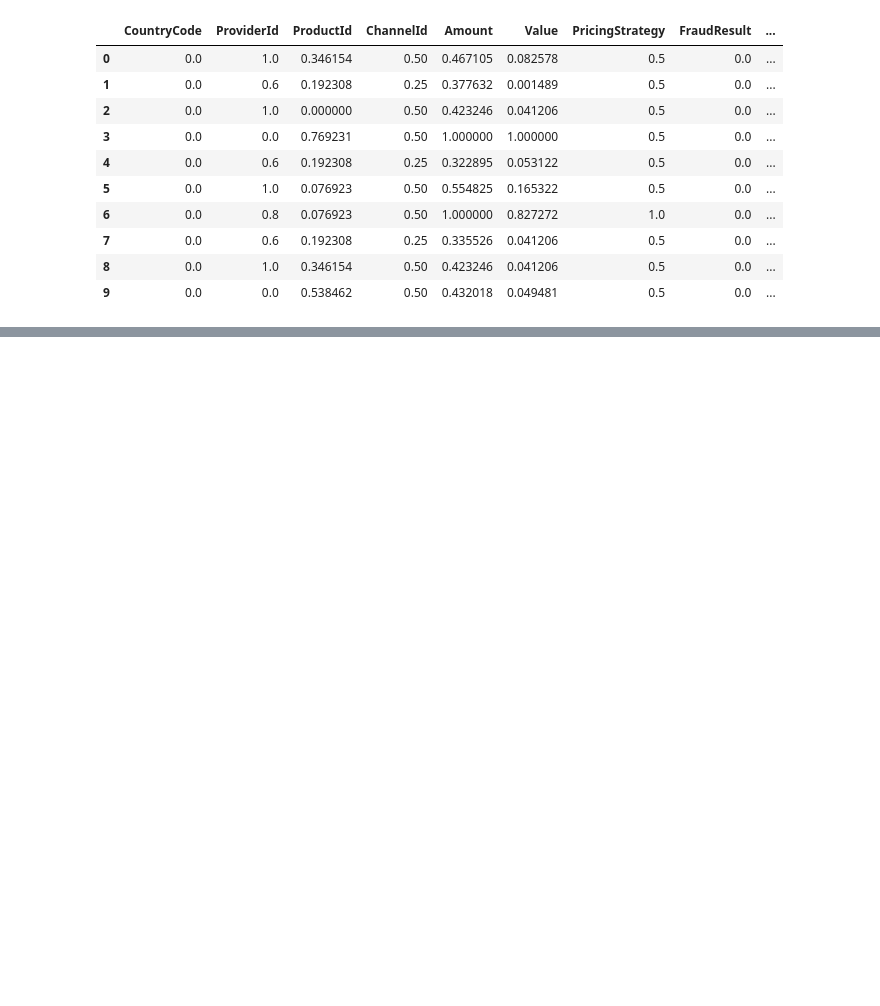
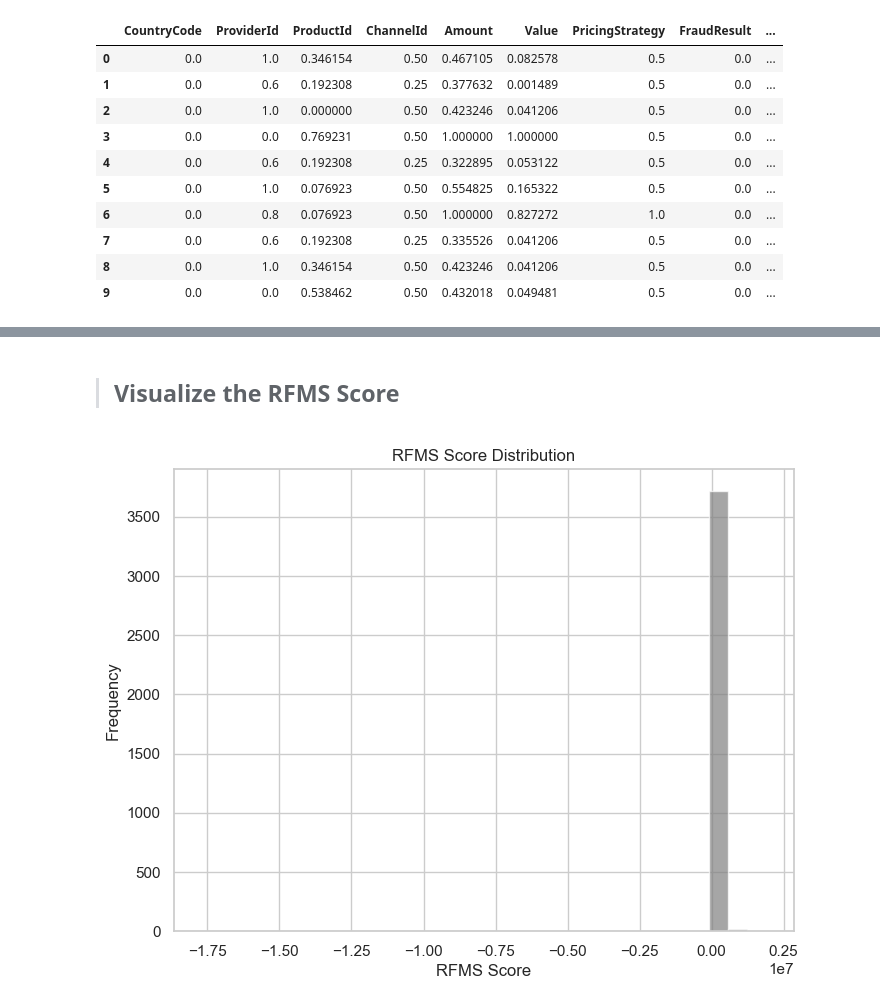
Before and after one commit to hanaDemma/Credit-Scoring_and_Risk-Analysis-week-6, a Jupyter notebook: notebooks/exploratory_analysis.ipynb, the cells around one changed output, grey strips where cells are left out. Cells and saved outputs as stored; diff of their text form; code cells hidden in the pictures; blank space fills up the shorter version.

Commit message:
Calculate RFMS Scores

```diff
--- a/notebooks/exploratory_analysis.ipynb
+++ b/notebooks/exploratory_analysis.ipynb
@@ -478,0 +497,5 @@ Normalized DataFrame:
+# %%
+from scripts.credit_risk_analysis import calculateRFMSscores
+
+rfms_new_dataframe_encoded = calculateRFMSscores(new_dataframe_encoded)
+print(rfms_new_dataframe_encoded[['Recency', 'Frequency', 'Monetary', 'Seasonality', 'RFMS_Score', 'RiskCategory']].head(10).to_string(index=True))
@@ -478,0 +515,7 @@ Normalized DataFrame:
+# %% [markdown]
+> ## Visualize the RFMS Score
+# %%
+from scripts.credit_risk_analysis import visualizeRFMSscore
+visualizeRFMSscore(rfms_new_dataframe_encoded)
+# %% [output]
+[figure, added]
```
Also changed, not shown: parts of 5 cells of this notebook, 1 other file.
